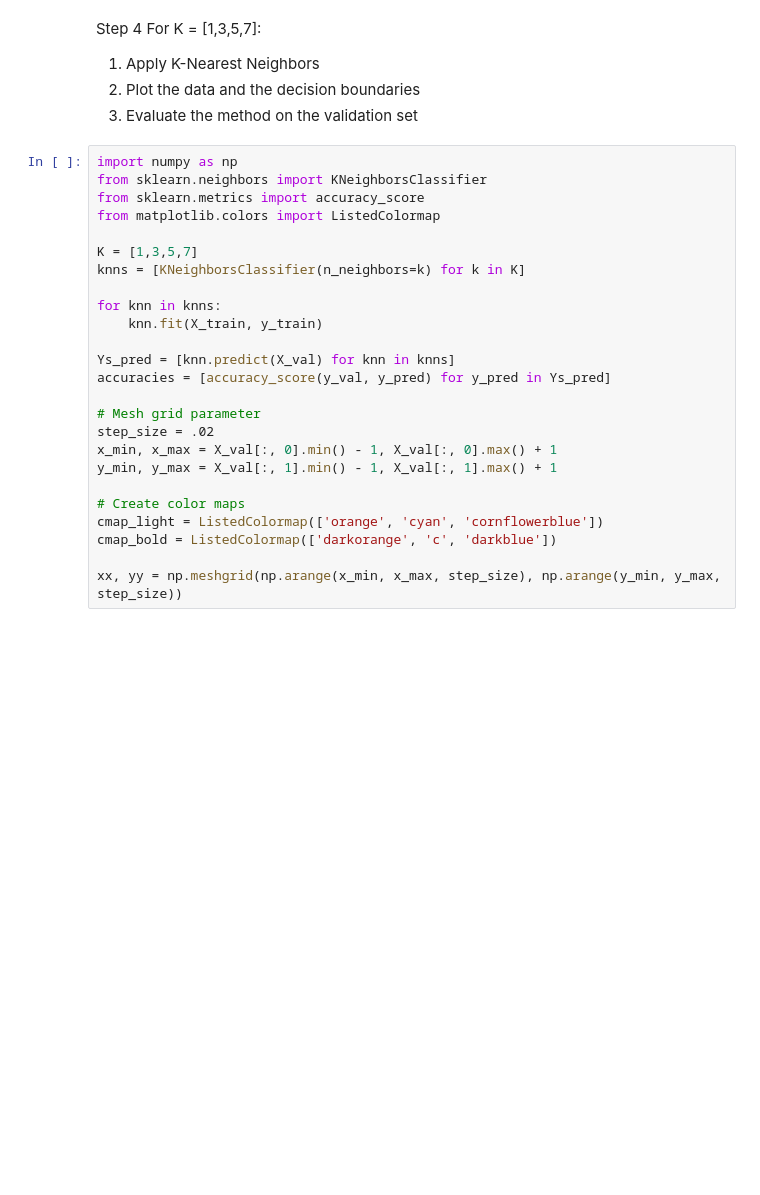
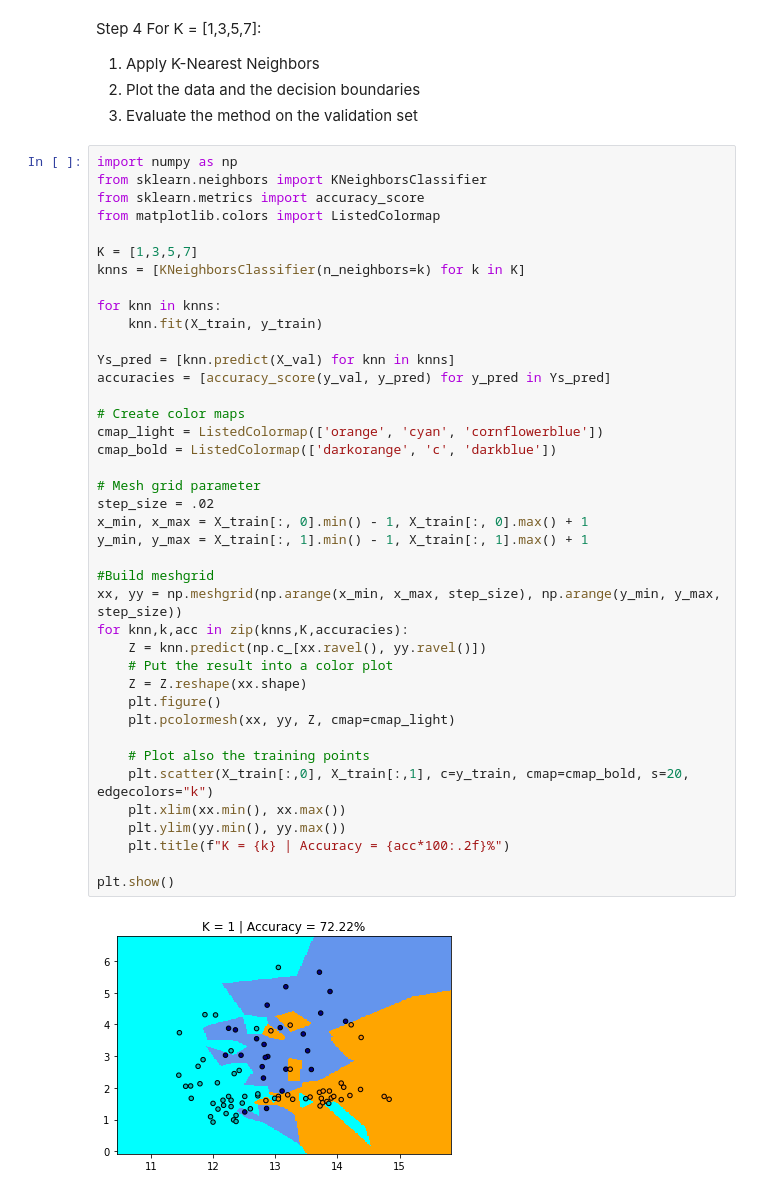
Before and after one commit to lore-lml/machine-learning2020-hw1, a Jupyter notebook: solution.ipynb, the cells around one changed output. Cells and saved outputs as stored; diff of their text form; blank space fills up the shorter version.

Commit message:
Step 4 done

```diff
--- a/solution.ipynb
+++ b/solution.ipynb
@@ -36,25 +50,42 @@ For K = [1,3,5,7]:
 # %%
 import numpy as np
 from sklearn.neighbors import KNeighborsClassifier
 from sklearn.metrics import accuracy_score
 from matplotlib.colors import ListedColormap
 
 K = [1,3,5,7]
 knns = [KNeighborsClassifier(n_neighbors=k) for k in K]
 
 for knn in knns:
     knn.fit(X_train, y_train)
 
 Ys_pred = [knn.predict(X_val) for knn in knns]
 accuracies = [accuracy_score(y_val, y_pred) for y_pred in Ys_pred]
 
-# Mesh grid parameter
-step_size = .02
-x_min, x_max = X_val[:, 0].min() - 1, X_val[:, 0].max() + 1
-y_min, y_max = X_val[:, 1].min() - 1, X_val[:, 1].max() + 1
-
 # Create color maps
 cmap_light = ListedColormap(['orange', 'cyan', 'cornflowerblue'])
 cmap_bold = ListedColormap(['darkorange', 'c', 'darkblue'])
 
+# Mesh grid parameter
+step_size = .02
+x_min, x_max = X_train[:, 0].min() - 1, X_train[:, 0].max() + 1
+y_min, y_max = X_train[:, 1].min() - 1, X_train[:, 1].max() + 1
+
+#Build meshgrid
 xx, yy = np.meshgrid(np.arange(x_min, x_max, step_size), np.arange(y_min, y_max, step_size))
+for knn,k,acc in zip(knns,K,accuracies):
+    Z = knn.predict(np.c_[xx.ravel(), yy.ravel()])
+    # Put the result into a color plot
+    Z = Z.reshape(xx.shape)
+    plt.figure()
+    plt.pcolormesh(xx, yy, Z, cmap=cmap_light)
+
+    # Plot also the training points
+    plt.scatter(X_train[:,0], X_train[:,1], c=y_train, cmap=cmap_bold, s=20, edgecolors="k")
+    plt.xlim(xx.min(), xx.max())
+    plt.ylim(yy.min(), yy.max())
+    plt.title(f"K = {k} | Accuracy = {acc*100:.2f}%")
+
+plt.show()
+# %% [output]
+[figure, added]
```
Also changed, not shown: parts of 5 cells of this notebook.
